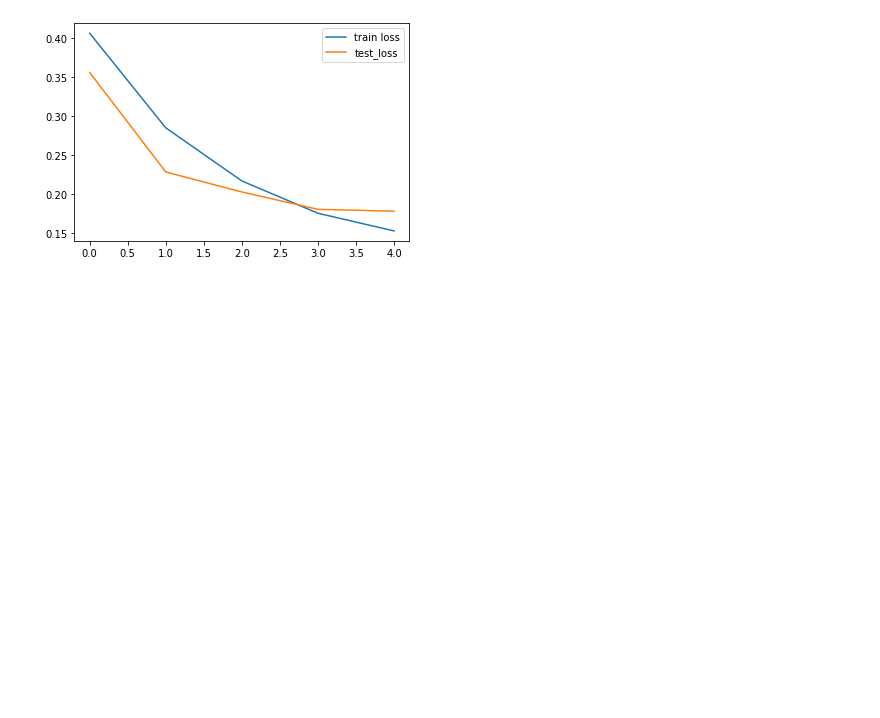
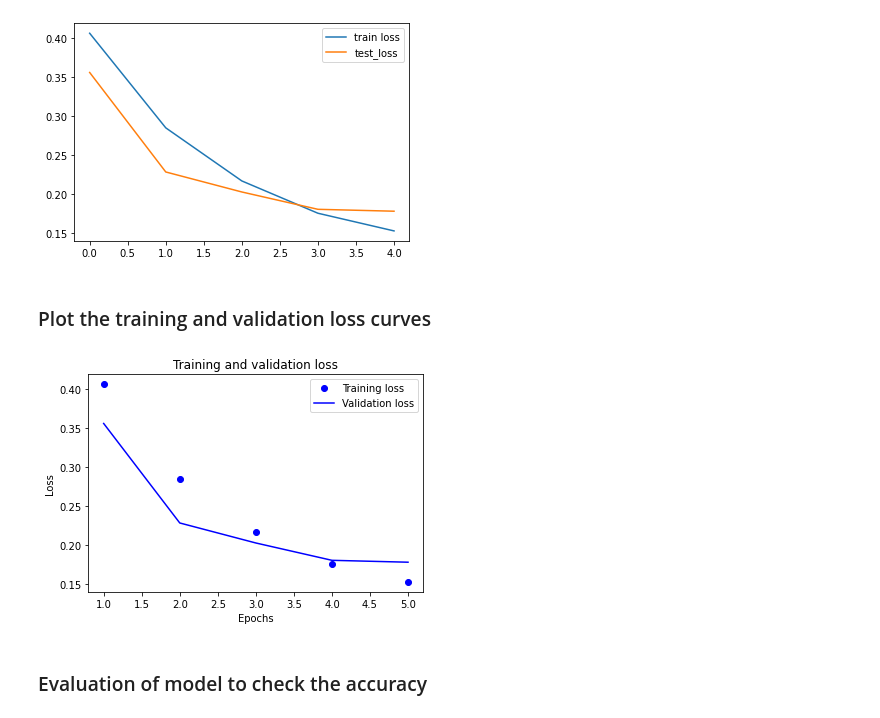
Before and after one commit to SharkyRCC/Covid-19-Classification, a Jupyter notebook: Notebook/FinalProject.ipynb, the cells around one changed output. Saved outputs shown, nothing was run; the diff lists cells and outputs as text; code cells hidden in the pictures; blank space fills up the shorter version.

```diff
--- a/Notebook/FinalProject.ipynb
+++ b/Notebook/FinalProject.ipynb
@@ -174,3 +214,20 @@ plt.legend()
 plt.show()
 # %% [output]
 [figure]
+# %% [markdown]
+### Plot the training and validation loss curves
+# %%
+loss = model.history.history['loss']
+val_loss = model.history.history['val_loss']
+epochs = range(1, len(loss) + 1)
+plt.plot(epochs, loss, 'bo', label='Training loss')
+plt.plot(epochs, val_loss, 'b', label='Validation loss')
+plt.title('Training and validation loss')
+plt.xlabel('Epochs')
+plt.ylabel('Loss')
+plt.legend()
+plt.show()
+# %% [output]
+[figure, added]
+# %% [markdown]
+### Evaluation of model to check the accuracy
```
Also changed, not shown: parts of 22 cells of this notebook.
